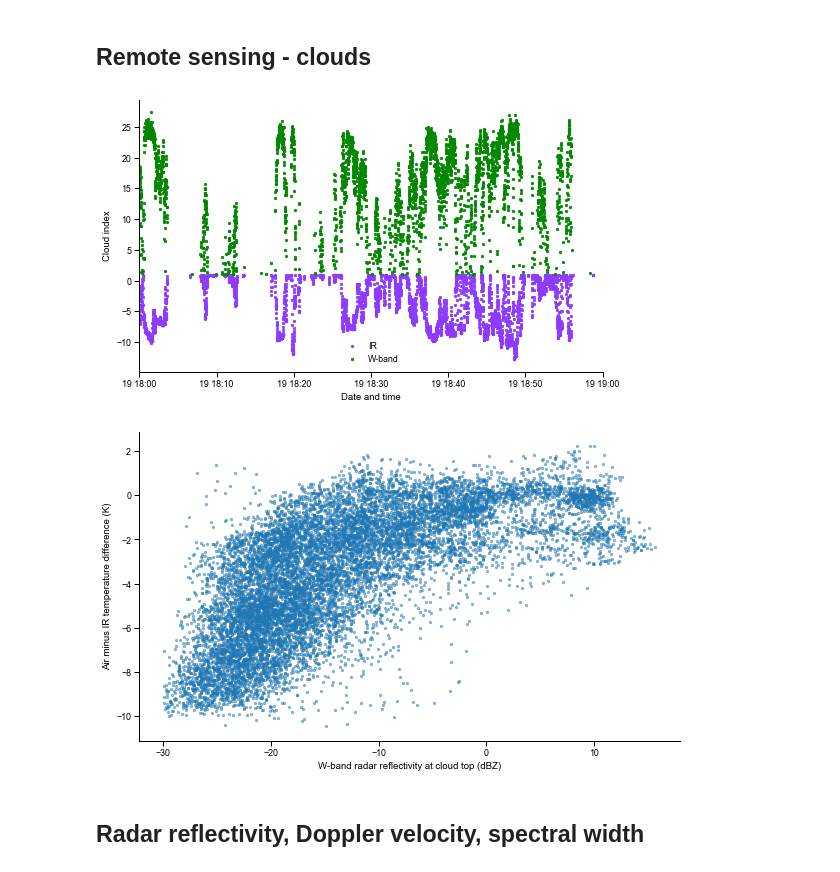
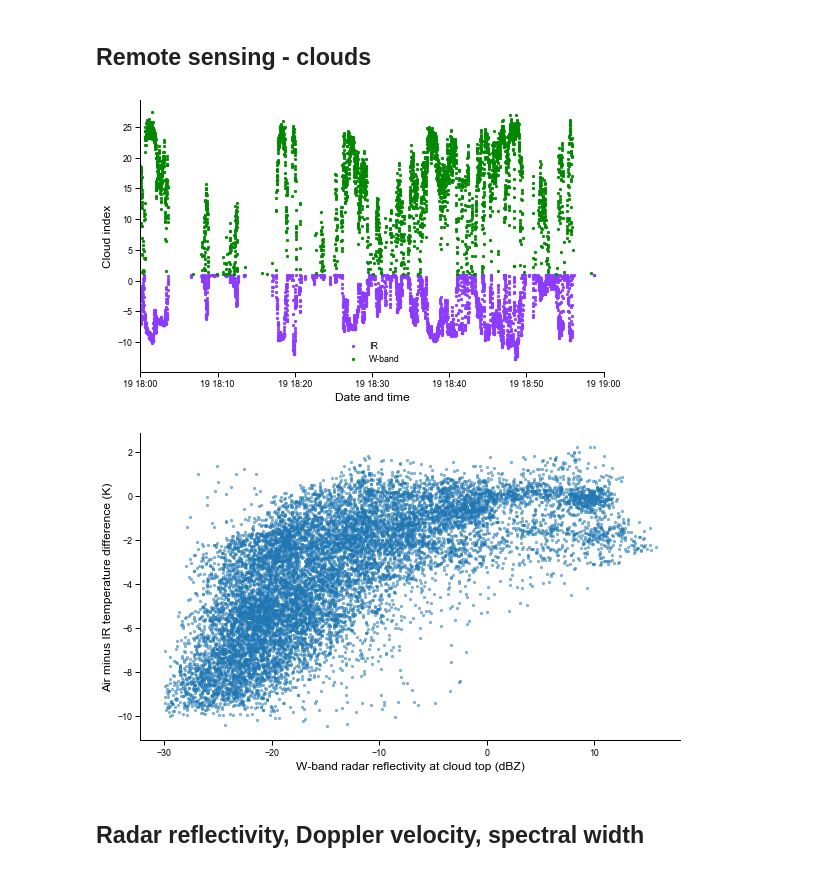
Before and after one commit to RobertPincus/atomic-p3-data-paper, a Jupyter notebook: Figures.ipynb, the cells around one changed output. Cells and saved outputs as stored; diff of their text form; code cells hidden in the pictures.

Commit message:
Minor revisions to figures

```diff
--- a/Figures.ipynb
+++ b/Figures.ipynb
@@ -33,8 +33,9 @@ mpl.rcParams['ps.fonttype'] = 42
 mpl.rcParams['font.sans-serif'] = "Arial"
 mpl.rcParams['font.family'] = "sans-serif"
 mpl.rcParams["legend.frameon"] = False
+mpl.rcParams['axes.labelsize']= 14
 
-saveFigs = False
+saveFigs = True
 # %%
 def set_up_map(plt, lon_w = -60.5, lon_e = -49, lat_s = 10, lat_n = 16.5):
     ax  = plt.axes(projection=ccrs.PlateCarree())
@@ -390,8 +390,8 @@ swifts_1day = [s.sel(time = axbt_1day.time.mean(), method = "nearest") for s in
 
 axbt_1day.temperature.where(axbt_1day.depth < 150).plot.line(y="depth",
                                                              add_legend=False, yincrease=False)
-ax.set_xlabel("Sea water temperature (K)")
-ax.set_ylabel("Depth (m)")
+ax.set_xlabel("Sea water temperature (K)", fontsize=12)
+ax.set_ylabel("Depth (m)",                 fontsize=12)
 sns.despine()
 
 #
@@ -533,32 +533,32 @@ ax.scatter(subset.time.where(subset.cind_radar > 1),
             color=cc.glasbey[2], marker = ".", label="W-band")
 ax.legend()
 sns.despine(bottom=True)
-ax.set_ylabel("Cloud index")
-ax.set_xlabel("Date and time")
+ax.set_ylabel("Cloud index",   fontsize=12)
+ax.set_xlabel("Date and time", fontsize=12)
 ax.set_xlim(datetime.datetime(2020, 1, 19, hour=18), datetime.datetime(2020, 1, 19, hour=19))
 sns.despine()
 
 if saveFigs:
     fig.savefig(figDir.joinpath("Cloud-indexes.pdf"), dpi=600, transparent=True, bbox_inches = "tight")
 # %% [output]
-[figure, old version]
+[figure, new version]
 # %%
 sns.set_context("paper")
 fig = plt.figure(figsize = (8.3,5)) # Matches sizes of the maps
 ax = plt.axes()
 
 ax.scatter(cloud_example.Z_CT,
            cloud_example.T_Air_CT - cloud_example.T_IR_CT,
            marker = ".", alpha=0.5)
-ax.set_ylabel("Air minus IR temperature difference (K)")
-ax.set_xlabel("W-band radar reflectivity at cloud top (dBZ)")
+ax.set_ylabel("Air minus IR temperature difference (K)",      fontsize=12)
+ax.set_xlabel("W-band radar reflectivity at cloud top (dBZ)", fontsize=12)
 sns.despine()
 plt.tight_layout()
 
 if saveFigs:
     fig.savefig(figDir.joinpath("Reflectivity-vs-Temp-diff.pdf"), dpi=600, transparent=True, bbox_inches = "tight")
 # %% [output]
-[figure, old version]
+[figure, new version]
 # %% [markdown]
 ## Radar reflectivity, Doppler velocity, spectral width
 # %%
```
Also changed, not shown: parts of 9 cells of this notebook.
